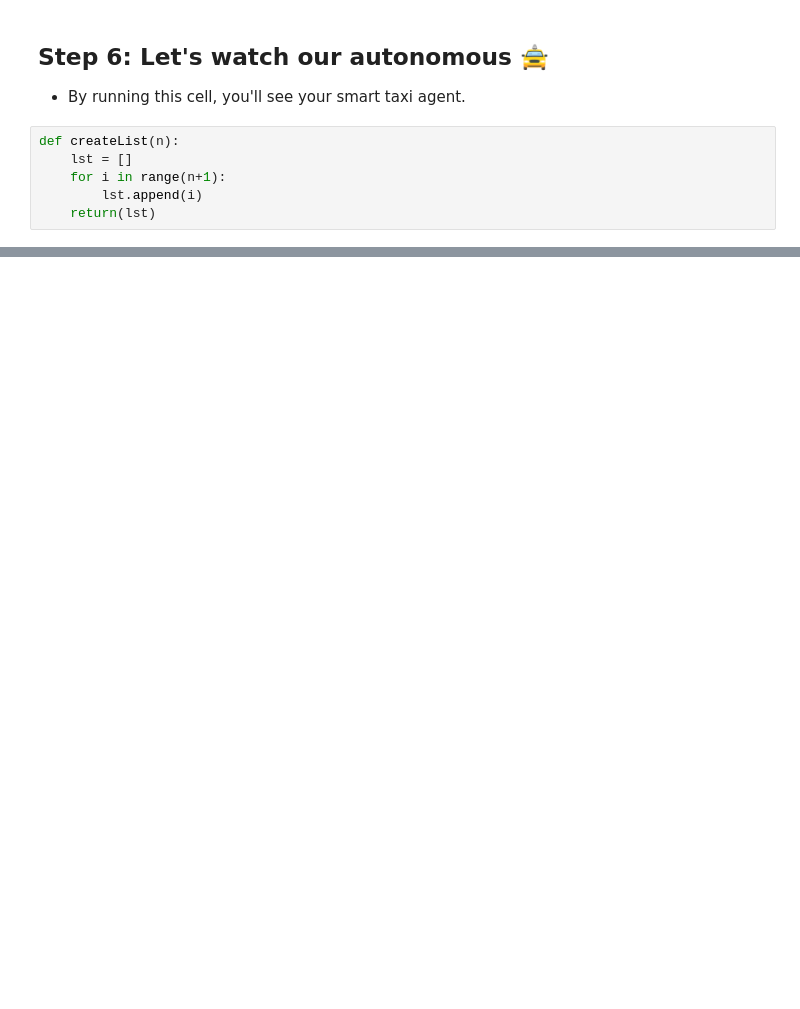
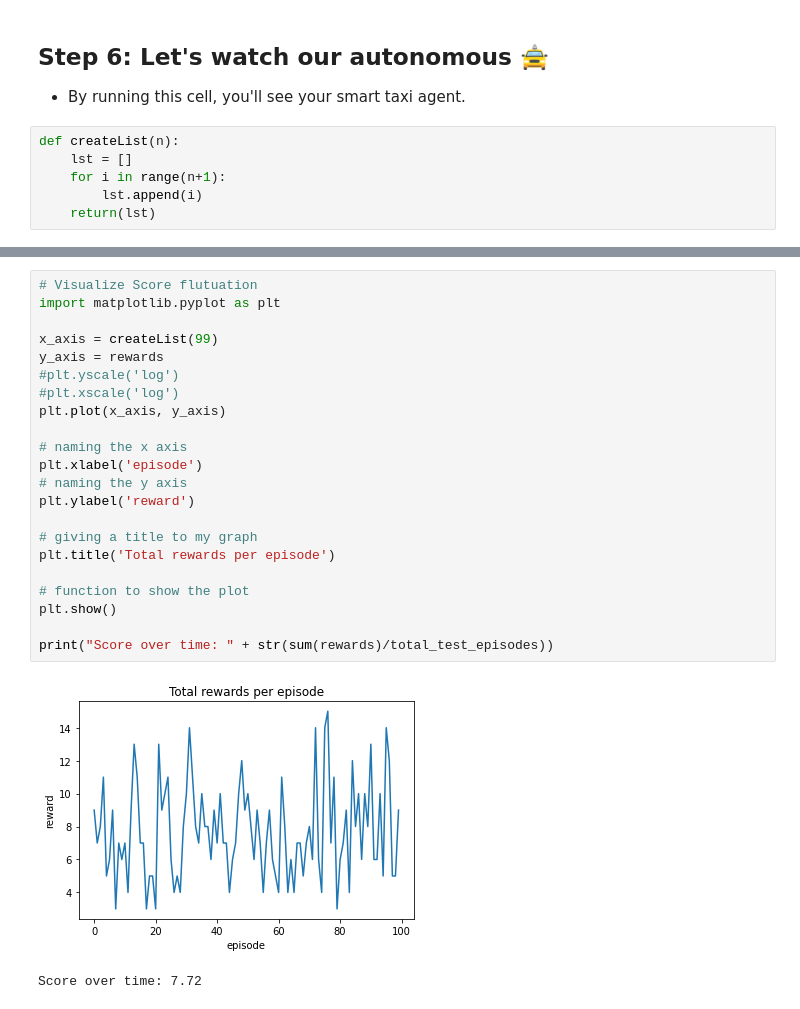
Before and after one commit to MiNeves00/ReinforcementLearning, a Jupyter notebook: deep-rl-course/Q_Learning_with_Taxi_v3.ipynb, the cells around one changed output, grey strips where cells are left out. Saved outputs shown, nothing was run; the diff lists cells and outputs as text; blank space fills up the shorter version.

```diff
--- a/deep-rl-course/Q_Learning_with_Taxi_v3.ipynb
+++ b/deep-rl-course/Q_Learning_with_Taxi_v3.ipynb
@@ -270,0 +241,25 @@ Score over time: 6.12
+# %%
+# Visualize Score flutuation
+import matplotlib.pyplot as plt
+
+x_axis = createList(99)
+y_axis = rewards
+#plt.yscale('log')
+#plt.xscale('log')
+plt.plot(x_axis, y_axis)
+
+# naming the x axis
+plt.xlabel('episode')
+# naming the y axis
+plt.ylabel('reward')
+
+# giving a title to my graph
+plt.title('Total rewards per episode')
+
+# function to show the plot
+plt.show()
+
+print("Score over time: " + str(sum(rewards)/total_test_episodes))
+# %% [output]
+[figure, added]
+Score over time: 7.72
```
Also changed, not shown: parts of 3 cells of this notebook.
